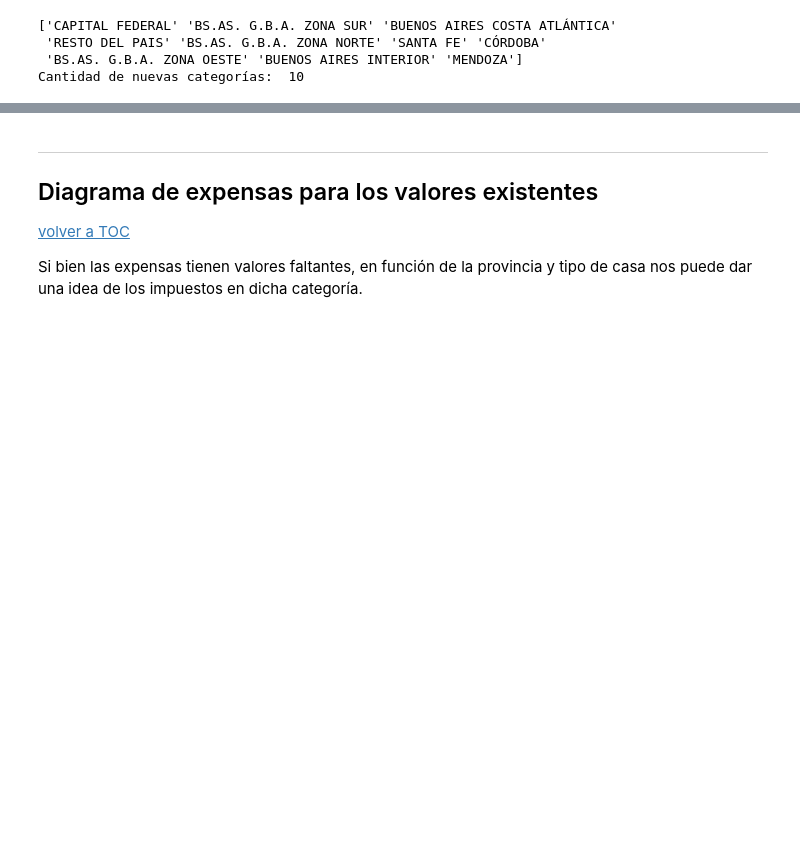
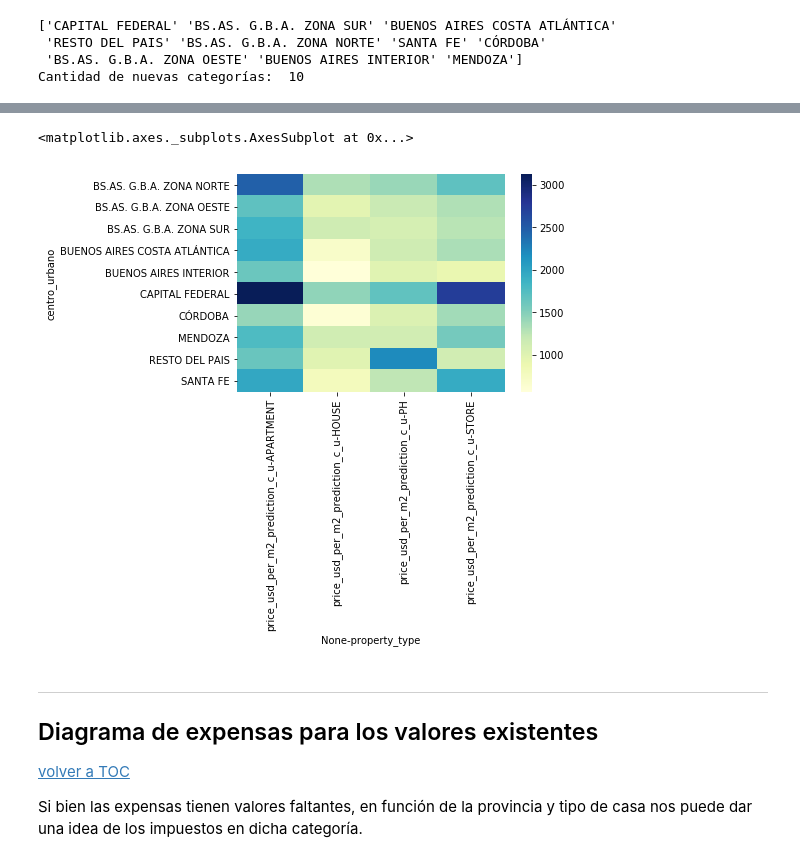
Before and after one commit to varelapablos/Desafio1-G3, a Jupyter notebook: Notebook_Alan.ipynb, the cells around one changed output, grey strips where cells are left out. Saved outputs shown, nothing was run; the diff lists cells and outputs as text; code cells hidden in the pictures; blank space fills up the shorter version.

```diff
--- a/Notebook_Alan.ipynb
+++ b/Notebook_Alan.ipynb
@@ -1368,3 +1440,8 @@ data.head(10)
+# %%
+sns.heatmap(data.pivot_table(index='centro_urbano', columns='property_type', aggfunc={'price_usd_per_m2_prediction_c_u':'mean'}).round(2), cmap="YlGnBu")
+# %% [output]
+<matplotlib.axes._subplots.AxesSubplot at 0x...>
+[figure, added]
 # %% [markdown]
 ---
 <a id="section_expensas"></a>
```
Also changed, not shown: parts of 25 cells of this notebook.
